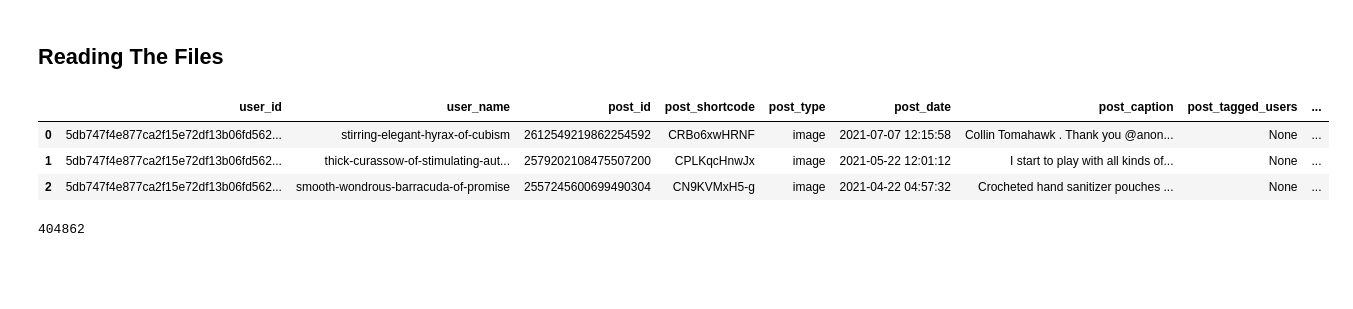
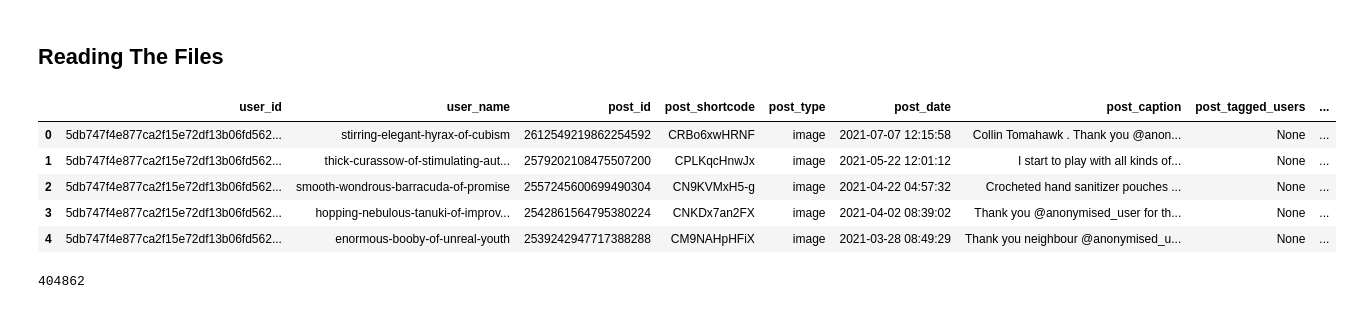
Before and after one commit to NathanAW24/Synthesis-Sustainability-IRL-Data-Challenge-2021, a Jupyter notebook: 1. Initial Filtering/EventData_InitFiltering.ipynb, the cells around one changed output. Saved outputs shown, nothing was run; the diff lists cells and outputs as text; code cells hidden in the pictures; blank space fills up the shorter version.

```diff
--- a/1. Initial Filtering/EventData_InitFiltering.ipynb
+++ b/1. Initial Filtering/EventData_InitFiltering.ipynb
@@ -14,13 +10,15 @@ import math
 # %%
 df1_path = "XDS Sustainability IRL Event Data x IG Posts x P5Y.parquet"
 df1 = pd.read_parquet(df1_path, engine='fastparquet')
 
-df1.head(3)
+df1.head()
 # %% [output]
 |  | user_id | user_name | post_id | post_shortcode | post_type | post_date | post_caption | post_tagged_users | ... |
 | 0 | 5db747f4e877ca2f15e72df13b06fd562... | stirring-elegant-hyrax-of-cubism | 2612549219862254592 | CRBo6xwHRNF | image | 2021-07-07 12:15:58 | Collin Tomahawk . Thank you @anon... | None | ... |
 | 1 | 5db747f4e877ca2f15e72df13b06fd562... | thick-curassow-of-stimulating-aut... | 2579202108475507200 | CPLKqcHnwJx | image | 2021-05-22 12:01:12 | I start to play with all kinds of... | None | ... |
 | 2 | 5db747f4e877ca2f15e72df13b06fd562... | smooth-wondrous-barracuda-of-promise | 2557245600699490304 | CN9KVMxH5-g | image | 2021-04-22 04:57:32 | Crocheted hand sanitizer pouches ... | None | ... |
+| 3 | 5db747f4e877ca2f15e72df13b06fd562... | hopping-nebulous-tanuki-of-improv... | 2542861564795380224 | CNKDx7an2FX | image | 2021-04-02 08:39:02 | Thank you @anonymised_user for th... | None | ... |
+| 4 | 5db747f4e877ca2f15e72df13b06fd562... | enormous-booby-of-unreal-youth | 2539242947717388288 | CM9NAHpHFiX | image | 2021-03-28 08:49:29 | Thank you neighbour @anonymised_u... | None | ... |
 # %%
 len(df1)
 # %% [output]
```
Also changed, not shown: parts of 1 cell of this notebook.
